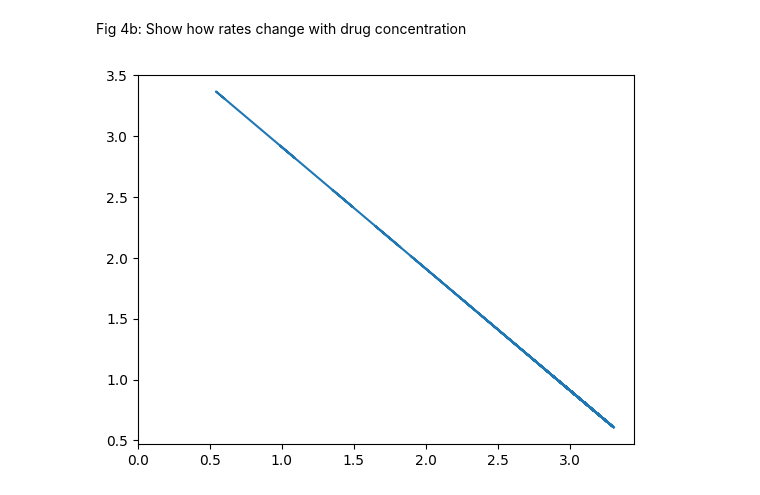
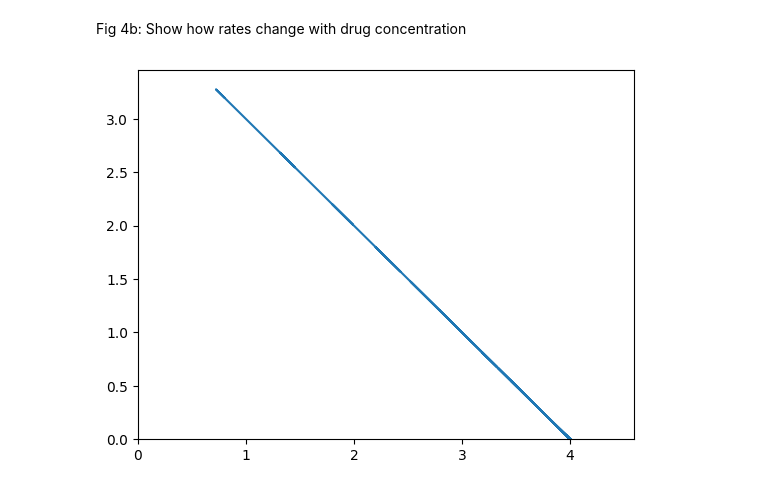
Before and after one commit to colmmcc2000/RSCAM_Group_11, a Jupyter notebook: code_RSCAM.ipynb, the cells around one changed output. Cells and saved outputs as stored; diff of their text form; code cells hidden in the pictures.

```diff
--- a/code_RSCAM.ipynb
+++ b/code_RSCAM.ipynb
@@ -557,13 +557,10 @@ plt.show()
 # %% [output]
 [figure]
 # %%
-A = 0.05
-theta = 0.1
-B1 = 0.1
 
-def lamb_x(t, D, k, tau, loading_dose = False):
-    lx = 0.1
-    c_max = get_concentration(0, D, k, tau, True) + get_concentration(0, D, k, tau, False)
+
+def lamb_x(lx, t, D, k, tau, c_max, loading_dose = False):
+    #get_concentration(0, D, k, tau, True) + get_concentration(0, D, k, tau, False)
     c = get_concentration(t, D, k, tau, loading_dose)
     rate = lx * (c_max - c)
     return rate, c
@@ -580,10 +577,12 @@ tau = 1
 M0 = 1e6
 u = 1e-8
 
+lx = 0.1
+
 for i, g in enumerate(time):
-    rate, _ = lamb_x(g, D, k, tau, True)
+    rate, _ = lamb_x(lx, g, D, k, tau, 4, True)
     store_LD[i] = rate *M0 *u
-    rate_, _ = lamb_x(g, D, k, tau, False)
+    rate_, _ = lamb_x(lx,g, D, k, tau, 4, False)
     store_NLD[i] = rate_ *M0 *u
 plt.plot(time, store_LD *1e3, c = 'black', label  ='Loading dose')
 plt.plot(time, store_NLD *1e3, c = 'blue', label = 'No loading dose')
@@ -648,18 +647,21 @@ Fig 4b: Show how rates change with drug concentration
 # %%
 T = 30
 M0 = 1e6
 u = 1e-8
+D = 0.8
+lx = 0.1 #birth rate (sensitive cells)
 time = np.linspace(0, T, (T*2)+1)
 store_rate = np.zeros(len(time))
 store_con= np.zeros(len(time))
 
 for i, r in enumerate(time):
-    x, c = lamb_x(r, D, k, tau, False)
+    x, c = lamb_x(lx, r, D, k, tau, 4, False)
     store_rate[i] = x * M0 * u
     store_con[i] = c
 
 plt.plot(store_con, store_rate * 1e3)
 plt.xlim(0, None)
+plt.ylim(0, None)
 plt.show()
 # %% [output]
-[figure, old version]
+[figure, new version]
```
Also changed, not shown: parts of 13 cells of this notebook, 1 other file.
